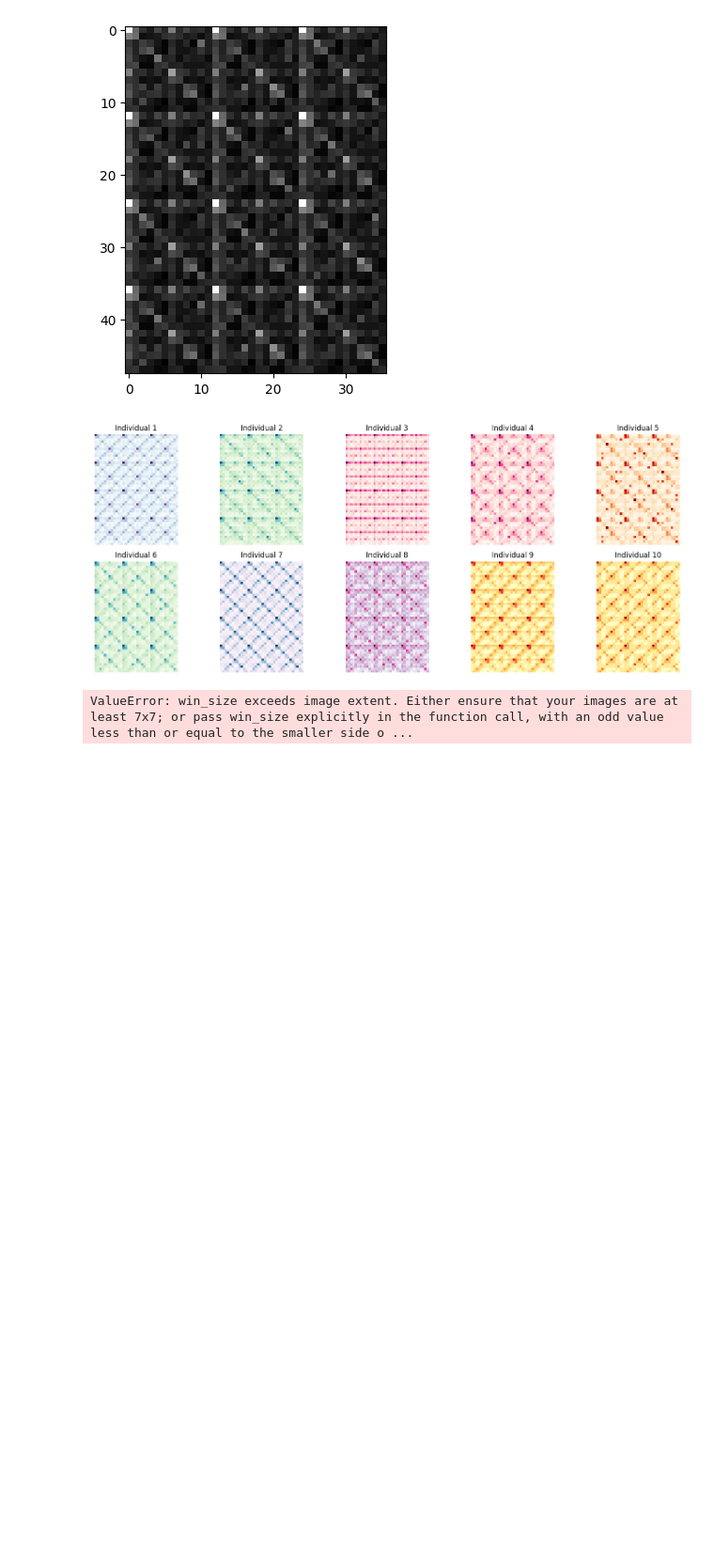
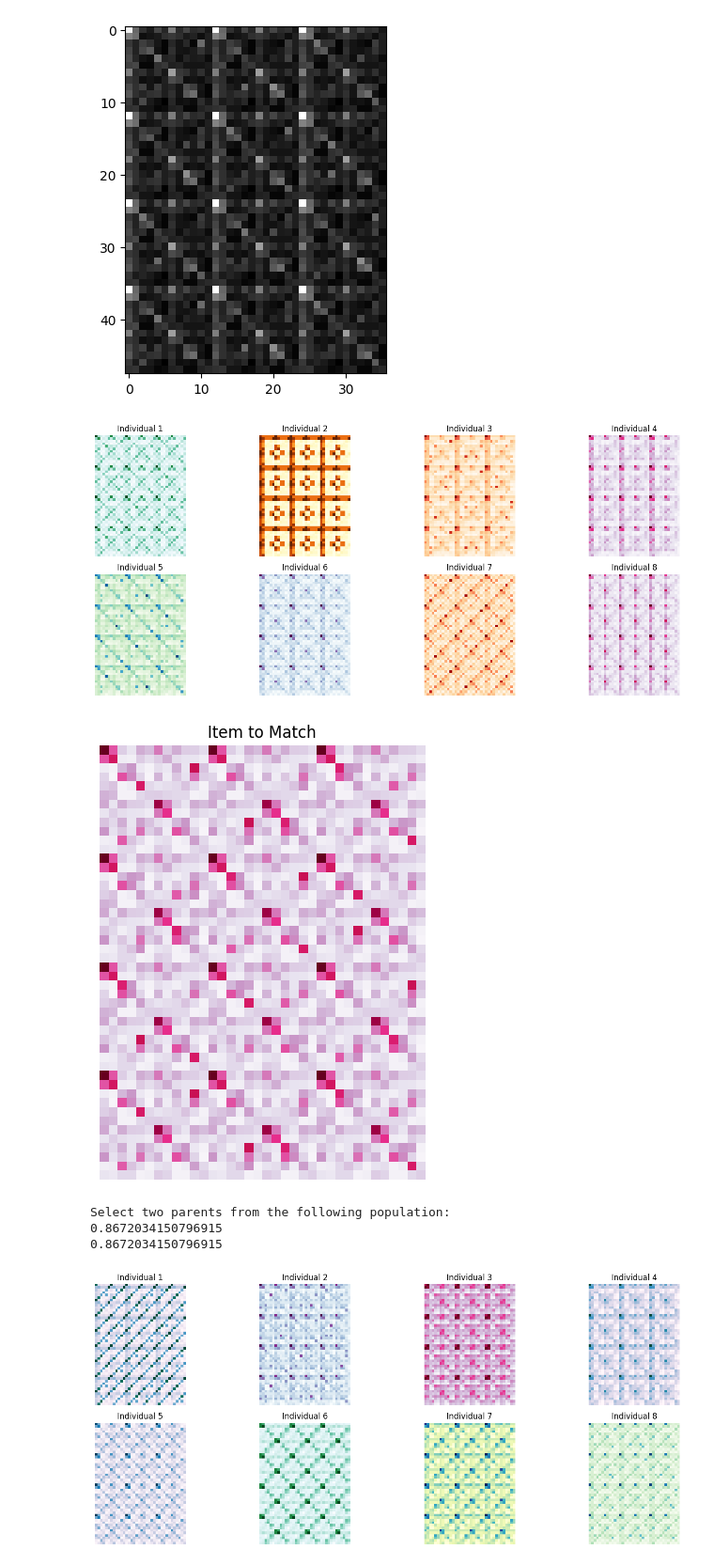
Before and after one commit to DollarStoreThor/streamlit_portfolio, a Jupyter notebook: pages/Patterns.ipynb, the cells around one changed output. Shown: that part at 94% size. Cells and saved outputs as stored; diff of their text form; code cells hidden in the pictures; blank space fills up the shorter version.

```diff
--- a/pages/Patterns.ipynb
+++ b/pages/Patterns.ipynb
@@ -493,7 +493,7 @@ class quilted_pattern():
             DONE = self.FINAL_PATTERN
         return DONE
 
-def breed(quilted_pattern_1, quilted_pattern_2, num_children=2, num_chromosomes=1):
+def breed(quilted_pattern_1, quilted_pattern_2, num_children=2, num_chromosomes=1, verbose=False):
 
     quilted_pattern_1_genome = quilted_pattern_1.GENOME
     quilted_pattern_2_genome = quilted_pattern_2.GENOME
@@ -518,8 +518,9 @@ def breed(quilted_pattern_1, quilted_pattern_2, num_children=2, num_chromosomes=
 
             # Random crossover point within this chromosome
             crossover_point = np.random.randint(chromosome_start + 1, chromosome_end)
-            print(f"{child+1}/{num_children} - ", end="")
-            print(f"Crossover at chromosome {i}, point {crossover_point}")
+            if verbose:
+                print(f"{child+1}/{num_children} - ", end="")
+                print(f"Crossover at chromosome {i}, point {crossover_point}")
 
             # Swap segments within this chromosome
             child_1_genome[crossover_point:chromosome_end] = quilted_pattern_2_genome[crossover_point:chromosome_end]
@@ -541,18 +542,18 @@ def breed(quilted_pattern_1, quilted_pattern_2, num_children=2, num_chromosomes=
 
     return children
 
-def mutate(quilted_pattern, mutation_rate=0.01):
+def mutate(quilted_pattern, mutation_rate=0.01, verbose=False):
     for i in range(len(quilted_pattern.GENOME)):
         if np.random.rand() < mutation_rate:
-            print(f"Mutating gene index {i} from {quilted_pattern} {quilted_pattern.GENOME[i]} to {abs(1 - quilted_pattern.GENOME[i])}")
+            if verbose:
+                print(f"Mutating gene index {i} from {quilted_pattern.GENOME[i]} to {abs(1 - quilted_pattern.GENOME[i])}")
             quilted_pattern.GENOME[i] = abs(1 - quilted_pattern.GENOME[i])  # Flip bit
     quilted_pattern.DONE = quilted_pattern.calculate_final_pattern()
     return quilted_pattern
 
 # Compute the similarity between two patterns
 def pattern_similarity(pattern1, pattern2):
-
-
+    # Determine color maps based on genome segments
     color_map_index_1 = pattern1.GENOME[40:60].sum() % len(color_map)
     color_map_index_2 = pattern2.GENOME[40:60].sum() % len(color_map)
 
@@ -597,17 +598,22 @@ def pattern_similarity(pattern1, pattern2):
 
     return similarity_score
 
-
-
-def founder_population(population_size=10):
+def founder_population(population_size=8):
     population = []
     for _ in range(population_size):
         population.append(quilted_pattern())
     return population
 
 def selection(population):
+    print("Select two parents from the following population:")
     Parent_1_choice = int(input("Select Parent 1: (ENTER THE INDEX)"))
     Parent_2_choice = int(input("Select Parent 2: (ENTER THE INDEX)"))
+
+    #ensure user selects valid parents
+    if Parent_1_choice < 1 or Parent_1_choice > len(population) or Parent_2_choice < 1 or Parent_2_choice > len(population):
+        print("Invalid selection. Please select valid parent indices.")
+        return selection(population)
+
     print(pattern_similarity(population[Parent_1_choice - 1], population[Parent_2_choice - 1]))
     return population[Parent_1_choice-1], population[Parent_2_choice-1]
 
@@ -616,7 +622,7 @@ color_map = ['Greys', 'Purples', 'Blues', 'Greens', 'Oranges', 'Reds',
                       'GnBu', 'PuBu', 'YlGnBu', 'PuBuGn', 'BuGn', 'YlGn']
 
 def display_population(population):
-    fig, axes = plt.subplots(2, 5, figsize=(15, 6))
+    fig, axes = plt.subplots(2, 4, figsize=(15, 6))
     axes = axes.flatten()
     for i in range(len(population)):
         axes[i].set_title(f'Individual {i+1}')
@@ -624,11 +630,18 @@ def display_population(population):
         axes[i].imshow(population[i].DONE, cmap=color_map[color_map_index])
         axes[i].axis('off')
     plt.tight_layout()
+
+    # visulaize the item_to_match
+    fig, ax = plt.subplots(figsize=(6, 6))
+    ax.set_title('Item to Match')
+    color_map_index = item_to_match.GENOME[40:60].sum() % len(color_map)
+    ax.imshow(item_to_match.DONE, cmap=color_map[color_map_index])
+    ax.axis('off')
     plt.show()
-
 
 # Founder Population
 population = founder_population()
+item_to_match = quilted_pattern()
 
 # Display Founder Population
 display_population(population)
@@ -636,7 +649,7 @@ display_population(population)
 # Human Selection and Breeding Loop
 while continue_evoluation := input("Continue evolution? (y/n)") == 'y':
     selected = selection(population=population)
-    new_population = breed(selected[0], selected[1], num_children=10, num_chromosomes=5)
+    new_population = breed(selected[0], selected[1], num_children=len(population), num_chromosomes=5)
 
     introduce_mutation = input("Introduce mutation? (y/n)")
     if introduce_mutation.lower() == 'y':
@@ -644,36 +657,36 @@ while continue_evoluation := input("Continue evolution? (y/n)") == 'y':
             new_population[i] = mutate(new_population[i], mutation_rate=0.005)
 
     population = new_population
     display_population(population)
 
-
-
-
-print(population[0])
 print(pattern_similarity(population[0], population[1]))
 
 
 """
 quilted_pattern_1 = quilted_pattern()
 quilted_pattern_2 = quilted_pattern()
 child_1, child_2 = breed(quilted_pattern_1, quilted_pattern_2)
 child_3, child_4 = breed(quilted_pattern_1, quilted_pattern_2)
 
 print("Parent 1 pheno:", quilted_pattern_1.FINAL_PATTERN.shape)
 print("Parent 1 COLOR:", quilted_pattern_1.COLOR_PATTERN.shape)
 
 child_1 = mutate(child_1, mutation_rate=0.01)
 child_2 = mutate(child_2, mutation_rate=0.01)
 child_3 = mutate(child_3, mutation_rate=0.01)
 child_4 = mutate(child_4, mutation_rate=0.01)
 
 for i in range(6):
     plt.title(['Parent 1', 'Parent 2', 'Child 1', 'Child 2', 'Child 3', 'Child 4'][i])
     plt.imshow([quilted_pattern_1.DONE, quilted_pattern_2.DONE, child_1.DONE, child_2.DONE, child_3.DONE, child_4.DONE][i], cmap="grey")
     plt.axis('off')
     plt.show()
 
 """
 # %% [output]
-[figure, old version]
+[figure, new version]
+[figure, added]
-ValueError: win_size exceeds image extent. Either ensure that your images are at least 7x7; or pass win_size explicitly in the function call, with an odd value less than or equal to the smaller side o ...
+Select two parents from the following population:
+0.8672034150796915
+0.8672034150796915
+[figure, added]
```
Also changed, not shown: parts of 1 cell of this notebook.
